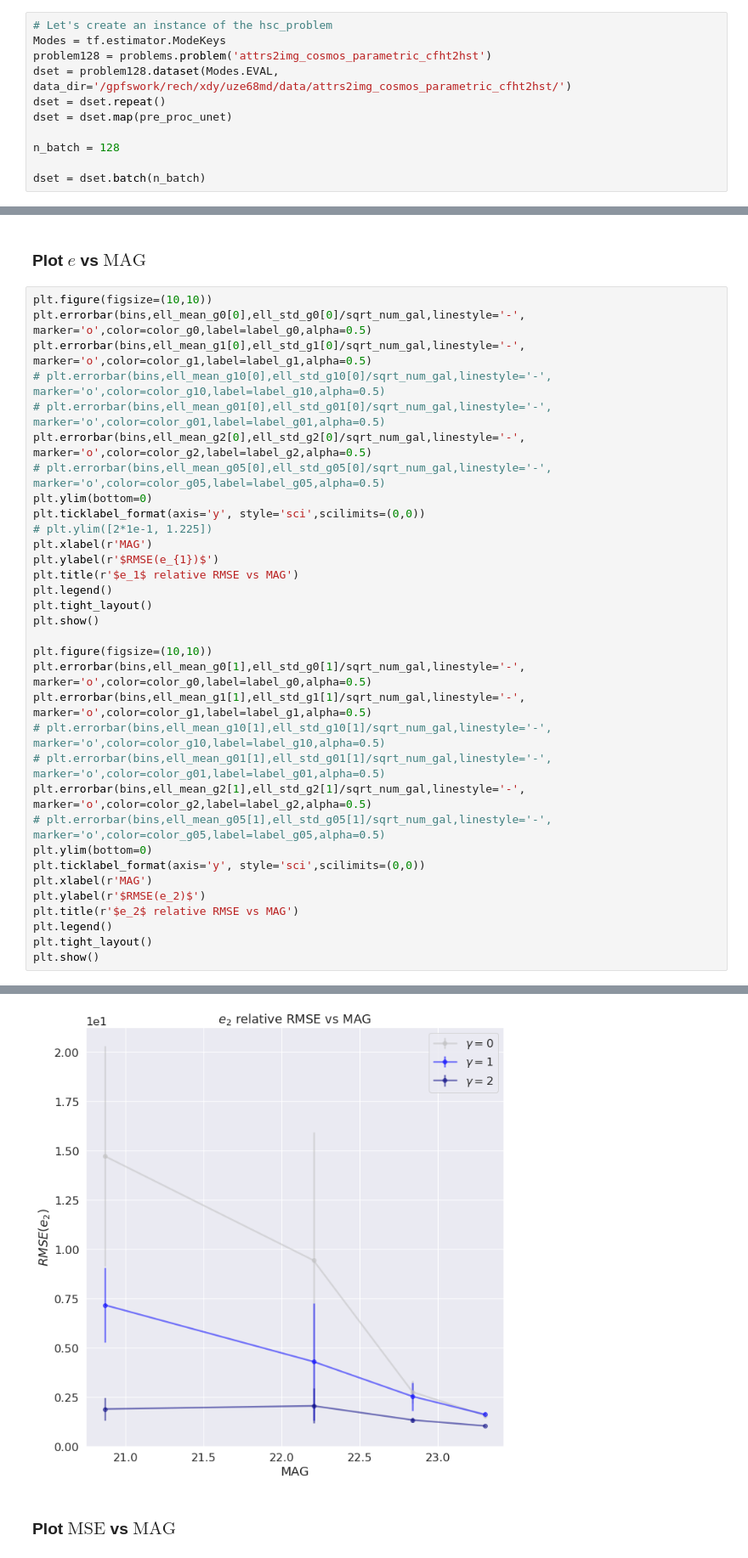
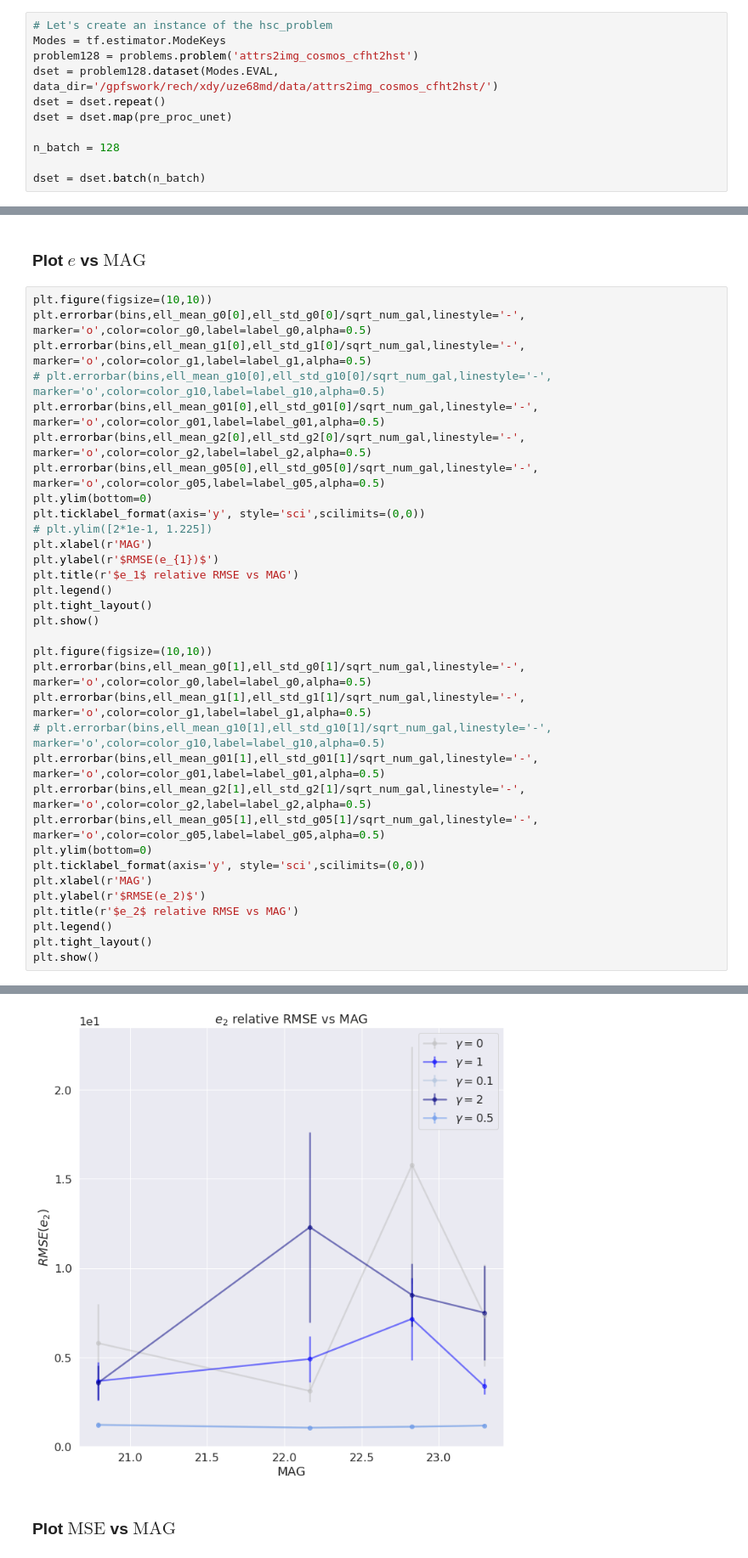
Before and after one commit to CosmoStat/ShapeDeconv, a Jupyter notebook: notebooks/UNET_Evaluation/unet_eval_gamma.ipynb, the cells around one changed output, grey strips where cells are left out. Shown at 85% size. Cells and saved outputs as stored; diff of their text form.

```diff
--- a/notebooks/UNET_Evaluation/unet_eval_gamma.ipynb
+++ b/notebooks/UNET_Evaluation/unet_eval_gamma.ipynb
@@ -176,8 +176,8 @@ def pre_proc_unet(dico):
 # %%
 # Let's create an instance of the hsc_problem
 Modes = tf.estimator.ModeKeys
-problem128 = problems.problem('attrs2img_cosmos_parametric_cfht2hst')
-dset = problem128.dataset(Modes.EVAL, data_dir='/gpfswork/rech/xdy/uze68md/data/attrs2img_cosmos_parametric_cfht2hst/')
+problem128 = problems.problem('attrs2img_cosmos_cfht2hst')
+dset = problem128.dataset(Modes.EVAL, data_dir='/gpfswork/rech/xdy/uze68md/data/attrs2img_cosmos_cfht2hst/')
 dset = dset.repeat()
 dset = dset.map(pre_proc_unet)
 
@@ -1450,9 +1483,9 @@ plt.figure(figsize=(10,10))
 plt.errorbar(bins,ell_mean_g0[0],ell_std_g0[0]/sqrt_num_gal,linestyle='-', marker='o',color=color_g0,label=label_g0,alpha=0.5)
 plt.errorbar(bins,ell_mean_g1[0],ell_std_g1[0]/sqrt_num_gal,linestyle='-', marker='o',color=color_g1,label=label_g1,alpha=0.5)
 # plt.errorbar(bins,ell_mean_g10[0],ell_std_g10[0]/sqrt_num_gal,linestyle='-', marker='o',color=color_g10,label=label_g10,alpha=0.5)
-# plt.errorbar(bins,ell_mean_g01[0],ell_std_g01[0]/sqrt_num_gal,linestyle='-', marker='o',color=color_g01,label=label_g01,alpha=0.5)
+plt.errorbar(bins,ell_mean_g01[0],ell_std_g01[0]/sqrt_num_gal,linestyle='-', marker='o',color=color_g01,label=label_g01,alpha=0.5)
 plt.errorbar(bins,ell_mean_g2[0],ell_std_g2[0]/sqrt_num_gal,linestyle='-', marker='o',color=color_g2,label=label_g2,alpha=0.5)
-# plt.errorbar(bins,ell_mean_g05[0],ell_std_g05[0]/sqrt_num_gal,linestyle='-', marker='o',color=color_g05,label=label_g05,alpha=0.5)
+plt.errorbar(bins,ell_mean_g05[0],ell_std_g05[0]/sqrt_num_gal,linestyle='-', marker='o',color=color_g05,label=label_g05,alpha=0.5)
 plt.ylim(bottom=0)
 plt.ticklabel_format(axis='y', style='sci',scilimits=(0,0))
 # plt.ylim([2*1e-1, 1.225])
@@ -1467,9 +1500,9 @@ plt.figure(figsize=(10,10))
 plt.errorbar(bins,ell_mean_g0[1],ell_std_g0[1]/sqrt_num_gal,linestyle='-', marker='o',color=color_g0,label=label_g0,alpha=0.5)
 plt.errorbar(bins,ell_mean_g1[1],ell_std_g1[1]/sqrt_num_gal,linestyle='-', marker='o',color=color_g1,label=label_g1,alpha=0.5)
 # plt.errorbar(bins,ell_mean_g10[1],ell_std_g10[1]/sqrt_num_gal,linestyle='-', marker='o',color=color_g10,label=label_g10,alpha=0.5)
-# plt.errorbar(bins,ell_mean_g01[1],ell_std_g01[1]/sqrt_num_gal,linestyle='-', marker='o',color=color_g01,label=label_g01,alpha=0.5)
+plt.errorbar(bins,ell_mean_g01[1],ell_std_g01[1]/sqrt_num_gal,linestyle='-', marker='o',color=color_g01,label=label_g01,alpha=0.5)
 plt.errorbar(bins,ell_mean_g2[1],ell_std_g2[1]/sqrt_num_gal,linestyle='-', marker='o',color=color_g2,label=label_g2,alpha=0.5)
-# plt.errorbar(bins,ell_mean_g05[1],ell_std_g05[1]/sqrt_num_gal,linestyle='-', marker='o',color=color_g05,label=label_g05,alpha=0.5)
+plt.errorbar(bins,ell_mean_g05[1],ell_std_g05[1]/sqrt_num_gal,linestyle='-', marker='o',color=color_g05,label=label_g05,alpha=0.5)
 plt.ylim(bottom=0)
 plt.ticklabel_format(axis='y', style='sci',scilimits=(0,0))
 plt.xlabel(r'MAG')
@@ -1483,4 +1516,4 @@ plt.show()
-[figure, old version]
+[figure, new version]
 # %% [markdown]
 ### Plot $\text{MSE}$ vs $\text{MAG}$
 # %%
```
Also changed, not shown: parts of 16 cells of this notebook, 4 other files.
